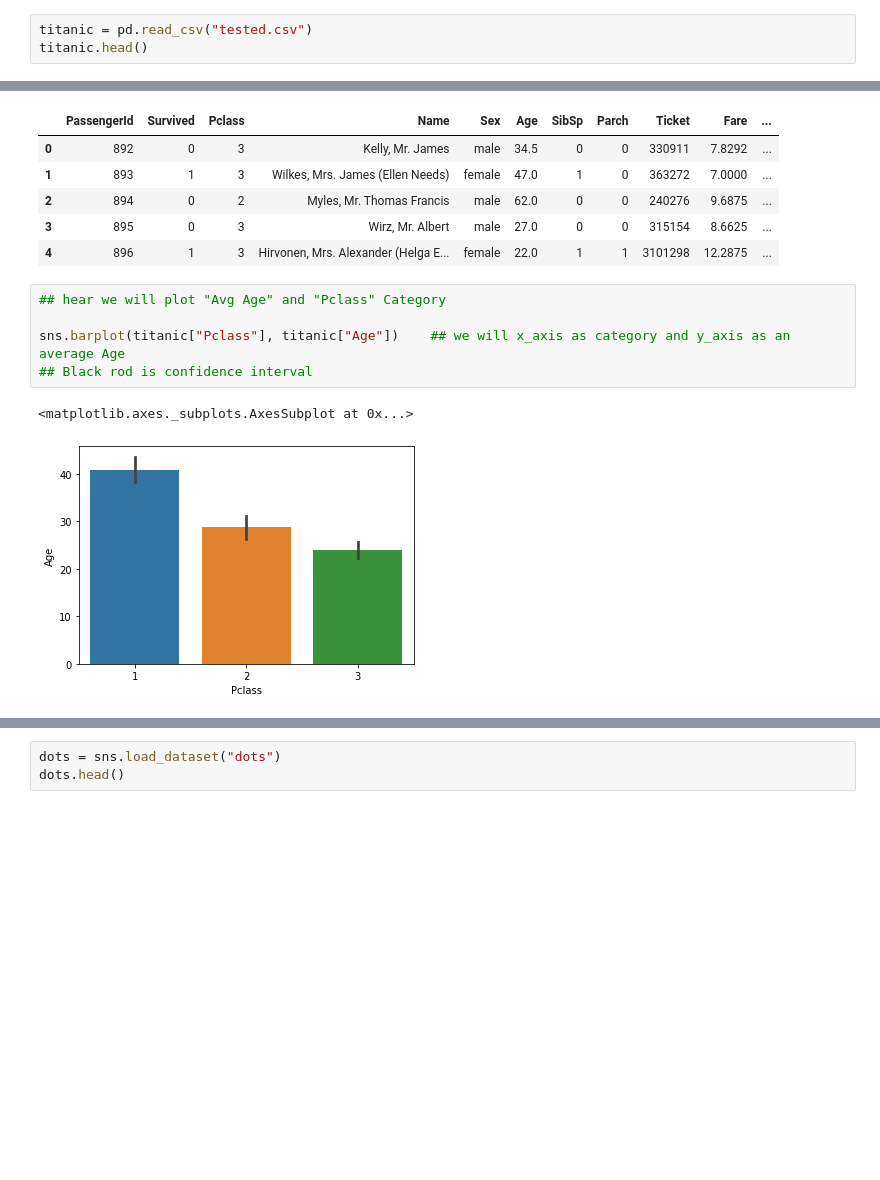
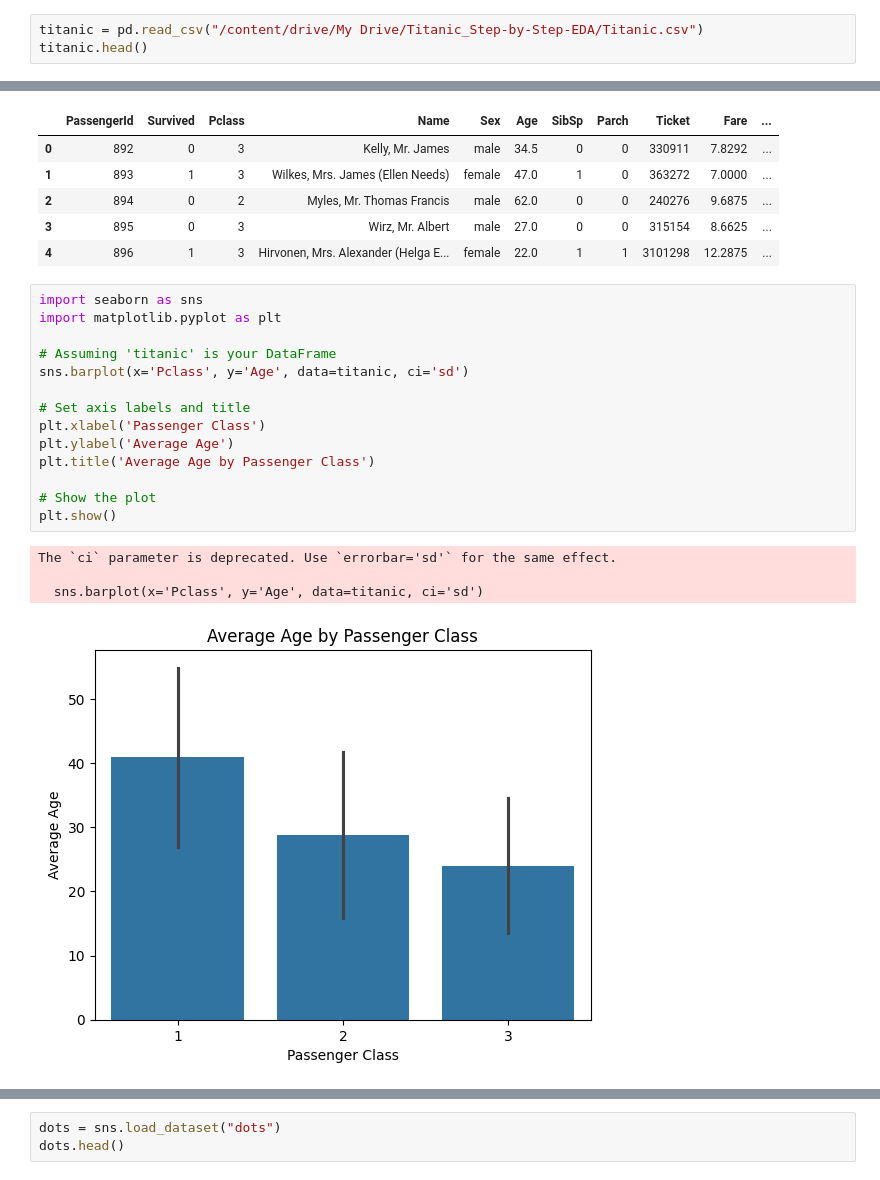
Before and after one commit to JapiKredi/EDA_extensive_library, a Jupyter notebook: Titanic_Step_by_Step_EDA.ipynb, the cells around one changed output, grey strips where cells are left out. Saved outputs shown, nothing was run; the diff lists cells and outputs as text; blank space fills up the shorter version.

```diff
--- a/Titanic_Step_by_Step_EDA.ipynb
+++ b/Titanic_Step_by_Step_EDA.ipynb
@@ -465,7 +483,7 @@ df["Age"].median()
 # %%
 ## we will be using 4 different datasets
 # %%
-titanic = pd.read_csv("tested.csv")
+titanic = pd.read_csv("/content/drive/My Drive/Titanic_Step-by-Step-EDA/Titanic.csv")
 titanic.head()
 # %% [output]
 |  | PassengerId | Survived | Pclass | Name | Sex | Age | SibSp | Parch | Ticket | Fare | ... |
@@ -547,14 +569,25 @@ titanic.head()
 | 2 | 894 | 0 | 2 | Myles, Mr. Thomas Francis | male | 62.0 | 0 | 0 | 240276 | 9.6875 | ... |
 | 3 | 895 | 0 | 3 | Wirz, Mr. Albert | male | 27.0 | 0 | 0 | 315154 | 8.6625 | ... |
 | 4 | 896 | 1 | 3 | Hirvonen, Mrs. Alexander (Helga E... | female | 22.0 | 1 | 1 | 3101298 | 12.2875 | ... |
-# %%
-## hear we will plot "Avg Age" and "Pclass" Category
-
-sns.barplot(titanic["Pclass"], titanic["Age"])    ## we will x_axis as category and y_axis as an average Age
-## Black rod is confidence interval
-# %% [output]
-<matplotlib.axes._subplots.AxesSubplot at 0x...>
-[figure, removed]
+# %%
+import seaborn as sns
+import matplotlib.pyplot as plt
+
+# Assuming 'titanic' is your DataFrame
+sns.barplot(x='Pclass', y='Age', data=titanic, ci='sd')
+
+# Set axis labels and title
+plt.xlabel('Passenger Class')
+plt.ylabel('Average Age')
+plt.title('Average Age by Passenger Class')
+
+# Show the plot
+plt.show()
+# %% [output]
+The `ci` parameter is deprecated. Use `errorbar='sd'` for the same effect.
+
+  sns.barplot(x='Pclass', y='Age', data=titanic, ci='sd')
+[figure, added]
 # %%
 sns.relplot(x = "total_bill", y = "tip", hue = "smoker", data = tips, style = "smoker")
 # %% [output]
```
Also changed, not shown: parts of 37 cells of this notebook.
